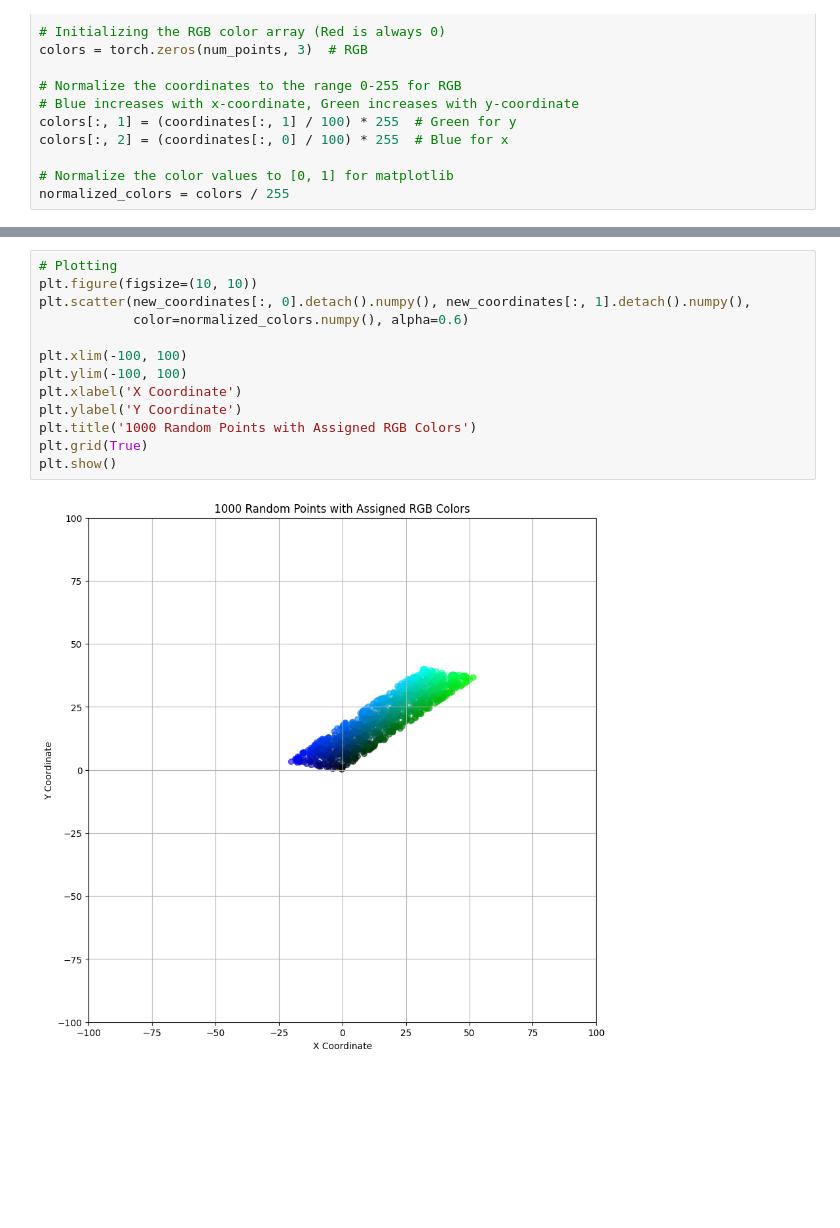
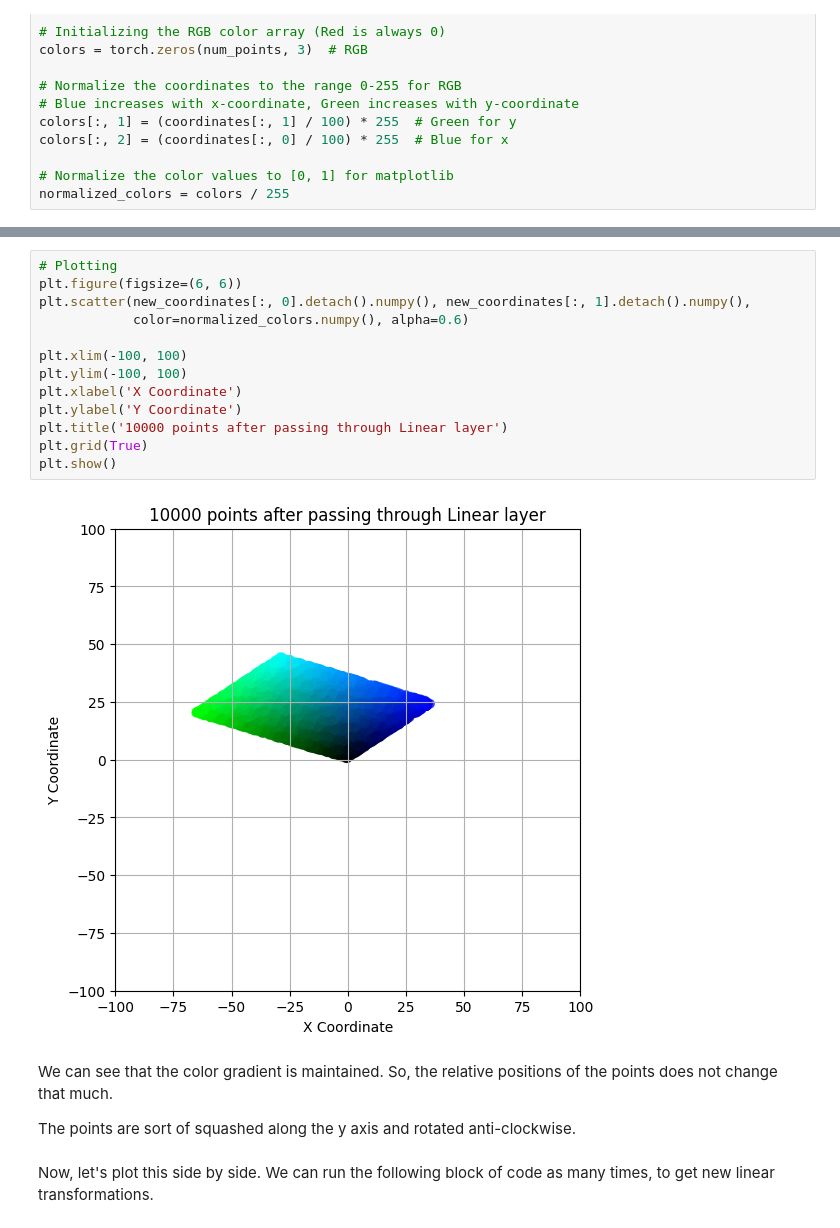
Before and after one commit to chinmay8bit/MachineLearningStuff, a Jupyter notebook: Linear_transformations_visualized.ipynb, the cells around one changed output, grey strips where cells are left out. Saved outputs shown, nothing was run; the diff lists cells and outputs as text; blank space fills up the shorter version.

```diff
--- a/Linear_transformations_visualized.ipynb
+++ b/Linear_transformations_visualized.ipynb
@@ -52,18 +60,24 @@ tensor(-20.1775, grad_fn=<MinBackward1>)
 # %%
 # Plotting
-plt.figure(figsize=(10, 10))
+plt.figure(figsize=(6, 6))
 plt.scatter(new_coordinates[:, 0].detach().numpy(), new_coordinates[:, 1].detach().numpy(),
             color=normalized_colors.numpy(), alpha=0.6)
 
 plt.xlim(-100, 100)
 plt.ylim(-100, 100)
 plt.xlabel('X Coordinate')
 plt.ylabel('Y Coordinate')
-plt.title('1000 Random Points with Assigned RGB Colors')
+plt.title('10000 points after passing through Linear layer')
 plt.grid(True)
 plt.show()
 # %% [output]
-[figure, old version]
+[figure, new version]
+# %% [markdown]
+We can see that the color gradient is maintained. So, the relative positions of the points does not change that much.
+
+The points are sort of squashed along the y axis and rotated anti-clockwise.
+# %% [markdown]
+Now, let's plot this side by side. We can run the following block of code as many times, to get new linear transformations.
 # %%
 # prompt: pytorch linear layer with 2 in and 2 out
 
```
Also changed, not shown: parts of 5 cells of this notebook.
